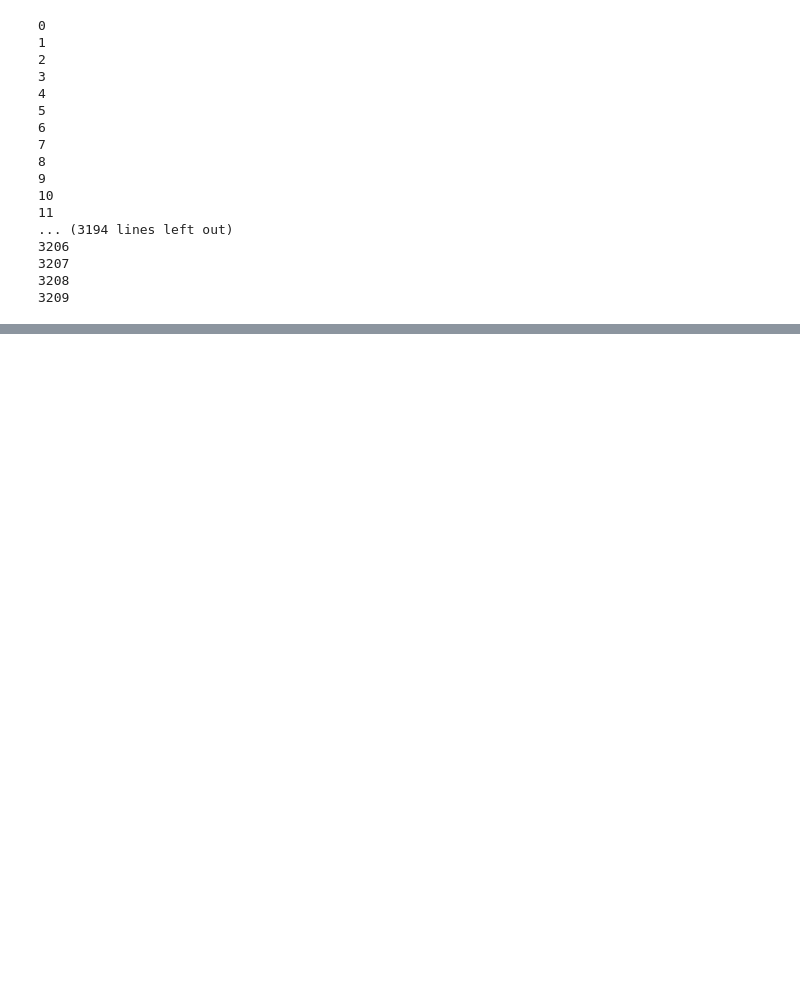
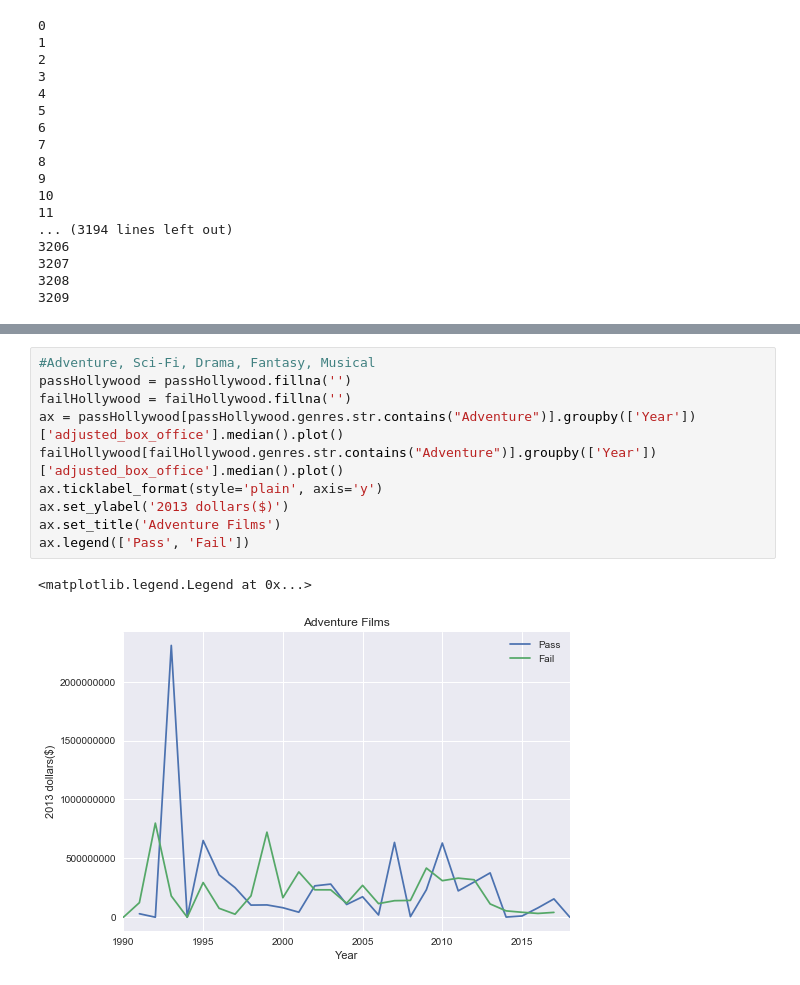
Before and after one commit to manav95/Data-Science-Intensive, a Jupyter notebook: MachineLearningAnalysis/MachineLearningAnalysisNew.ipynb, the cells around one changed output, grey strips where cells are left out. Drawn from its saved outputs; the diff is of its cells as text; blank space fills up the shorter version.

```diff
--- a/MachineLearningAnalysis/MachineLearningAnalysisNew.ipynb
+++ b/MachineLearningAnalysis/MachineLearningAnalysisNew.ipynb
@@ -1005,0 +999,13 @@ for i in range(len(revenueHollywoodDataset)):
+# %%
+#Adventure, Sci-Fi, Drama, Fantasy, Musical
+passHollywood = passHollywood.fillna('')
+failHollywood = failHollywood.fillna('')
+ax = passHollywood[passHollywood.genres.str.contains("Adventure")].groupby(['Year'])['adjusted_box_office'].median().plot()
+failHollywood[failHollywood.genres.str.contains("Adventure")].groupby(['Year'])['adjusted_box_office'].median().plot()
+ax.ticklabel_format(style='plain', axis='y')
+ax.set_ylabel('2013 dollars($)')
+ax.set_title('Adventure Films')
+ax.legend(['Pass', 'Fail'])
+# %% [output]
+<matplotlib.legend.Legend at 0x...>
+[figure, added]
```
Also changed, not shown: parts of 19 cells of this notebook.
